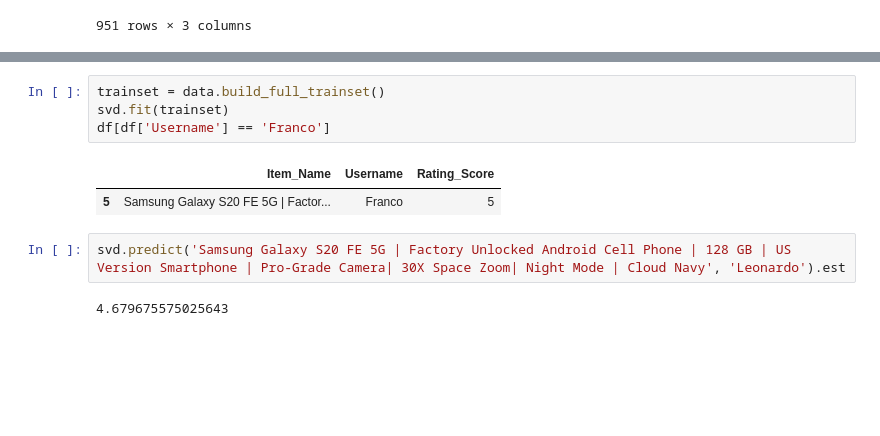
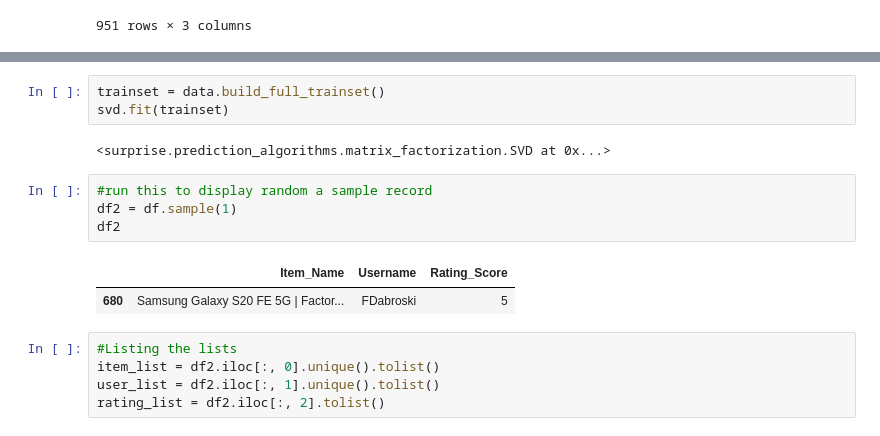
Before and after one commit to Arykelic/FYP-Project, a Jupyter notebook: Jupyter Notebook/recommender system.ipynb, the cells around one changed output, grey strips where cells are left out. Cells and saved outputs as stored; diff of their text form; blank space fills up the shorter version.

```diff
--- a/Jupyter Notebook/recommender system.ipynb
+++ b/Jupyter Notebook/recommender system.ipynb
@@ -215,11 +215,17 @@ cross_validate(svd, data, measures=['RMSE'], cv = 3)
 # %%
 trainset = data.build_full_trainset()
 svd.fit(trainset)
-df[df['Username'] == 'Franco']
 # %% [output]
-|  | Item_Name | Username | Rating_Score |
-| 5 | Samsung Galaxy S20 FE 5G | Factor... | Franco | 5 |
+<surprise.prediction_algorithms.matrix_factorization.SVD at 0x...>
-# %%
-svd.predict('Samsung Galaxy S20 FE 5G | Factory Unlocked Android Cell Phone | 128 GB | US Version Smartphone | Pro-Grade Camera| 30X Space Zoom| Night Mode | Cloud Navy', 'Leonardo').est
-# %% [output]
-4.679675575025643
+# %%
+#run this to display random a sample record
+df2 = df.sample(1)
+df2
+# %% [output]
+|  | Item_Name | Username | Rating_Score |
+| 680 | Samsung Galaxy S20 FE 5G | Factor... | FDabroski | 5 |
+# %%
+#Listing the lists
+item_list = df2.iloc[:, 0].unique().tolist()
+user_list = df2.iloc[:, 1].unique().tolist()
+rating_list = df2.iloc[:, 2].tolist()
```
Also changed, not shown: parts of 3 cells of this notebook, 16 other files.
